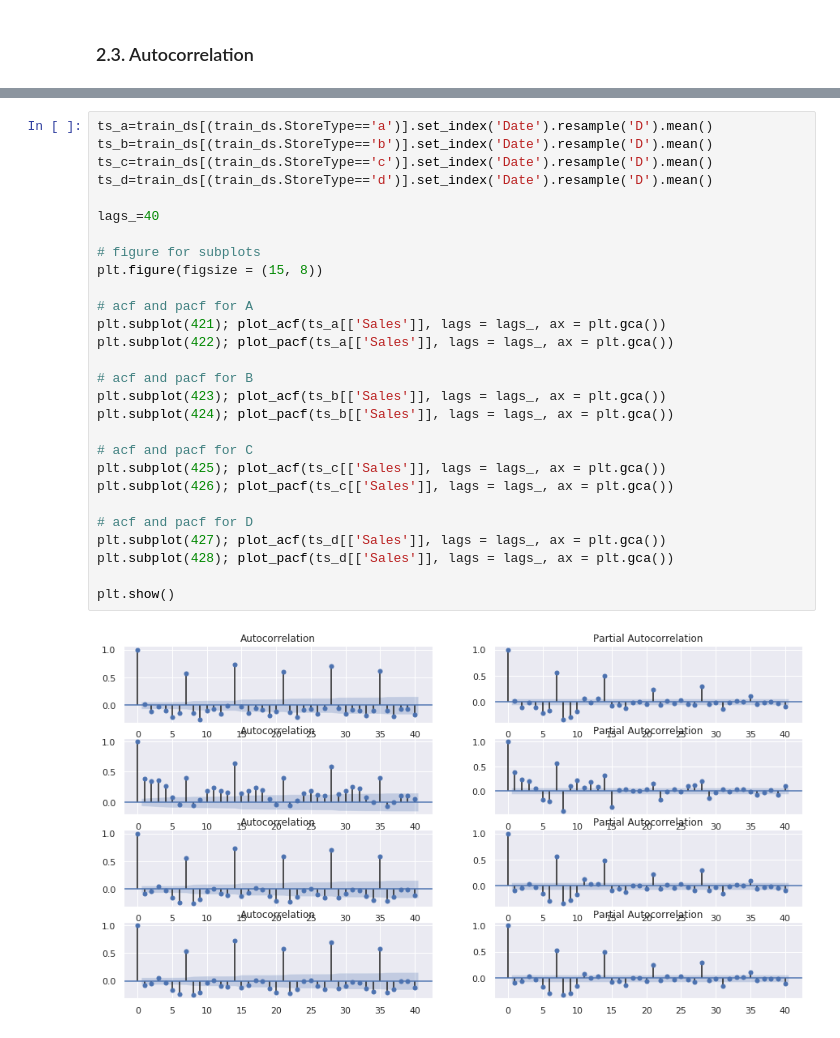
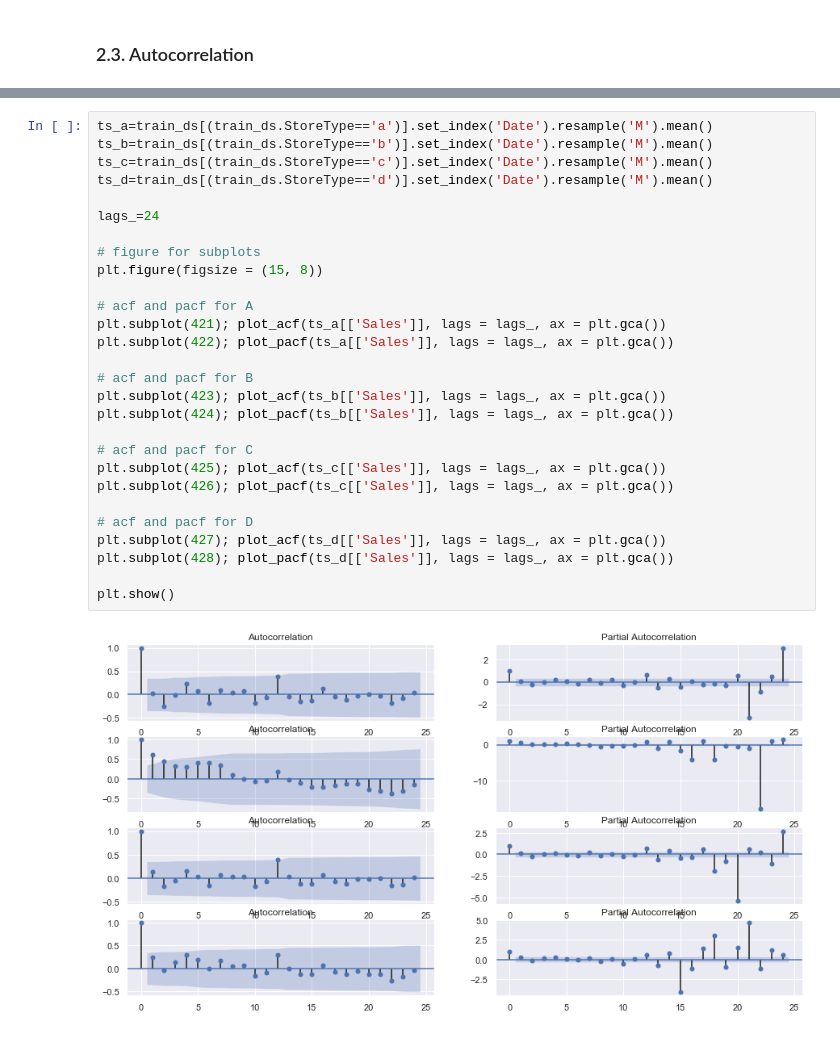
Before and after one commit to markostevankovic/Rossmann_Store_Sales, a Jupyter notebook: RossmanStoreSales.ipynb, the cells around one changed output, grey strips where cells are left out. Cells and saved outputs as stored; diff of their text form.

```diff
--- a/RossmanStoreSales.ipynb
+++ b/RossmanStoreSales.ipynb
@@ -1258,30 +1295,30 @@ ts_d[['Sales']].plot(ax = ax4)
 # %%
-ts_a=train_ds[(train_ds.StoreType=='a')].set_index('Date').resample('D').mean()
-ts_b=train_ds[(train_ds.StoreType=='b')].set_index('Date').resample('D').mean()
-ts_c=train_ds[(train_ds.StoreType=='c')].set_index('Date').resample('D').mean()
-ts_d=train_ds[(train_ds.StoreType=='d')].set_index('Date').resample('D').mean()
+ts_a=train_ds[(train_ds.StoreType=='a')].set_index('Date').resample('M').mean()
+ts_b=train_ds[(train_ds.StoreType=='b')].set_index('Date').resample('M').mean()
+ts_c=train_ds[(train_ds.StoreType=='c')].set_index('Date').resample('M').mean()
+ts_d=train_ds[(train_ds.StoreType=='d')].set_index('Date').resample('M').mean()
 
-lags_=40
+lags_=24
 
 # figure for subplots
 plt.figure(figsize = (15, 8))
 
 # acf and pacf for A
 plt.subplot(421); plot_acf(ts_a[['Sales']], lags = lags_, ax = plt.gca())
 plt.subplot(422); plot_pacf(ts_a[['Sales']], lags = lags_, ax = plt.gca())
 
 # acf and pacf for B
 plt.subplot(423); plot_acf(ts_b[['Sales']], lags = lags_, ax = plt.gca())
 plt.subplot(424); plot_pacf(ts_b[['Sales']], lags = lags_, ax = plt.gca())
 
 # acf and pacf for C
 plt.subplot(425); plot_acf(ts_c[['Sales']], lags = lags_, ax = plt.gca())
 plt.subplot(426); plot_pacf(ts_c[['Sales']], lags = lags_, ax = plt.gca())
 
 # acf and pacf for D
 plt.subplot(427); plot_acf(ts_d[['Sales']], lags = lags_, ax = plt.gca())
 plt.subplot(428); plot_pacf(ts_d[['Sales']], lags = lags_, ax = plt.gca())
 
 plt.show()
 # %% [output]
-[figure, old version]
+[figure, new version]
```
Also changed, not shown: parts of 37 cells of this notebook.
